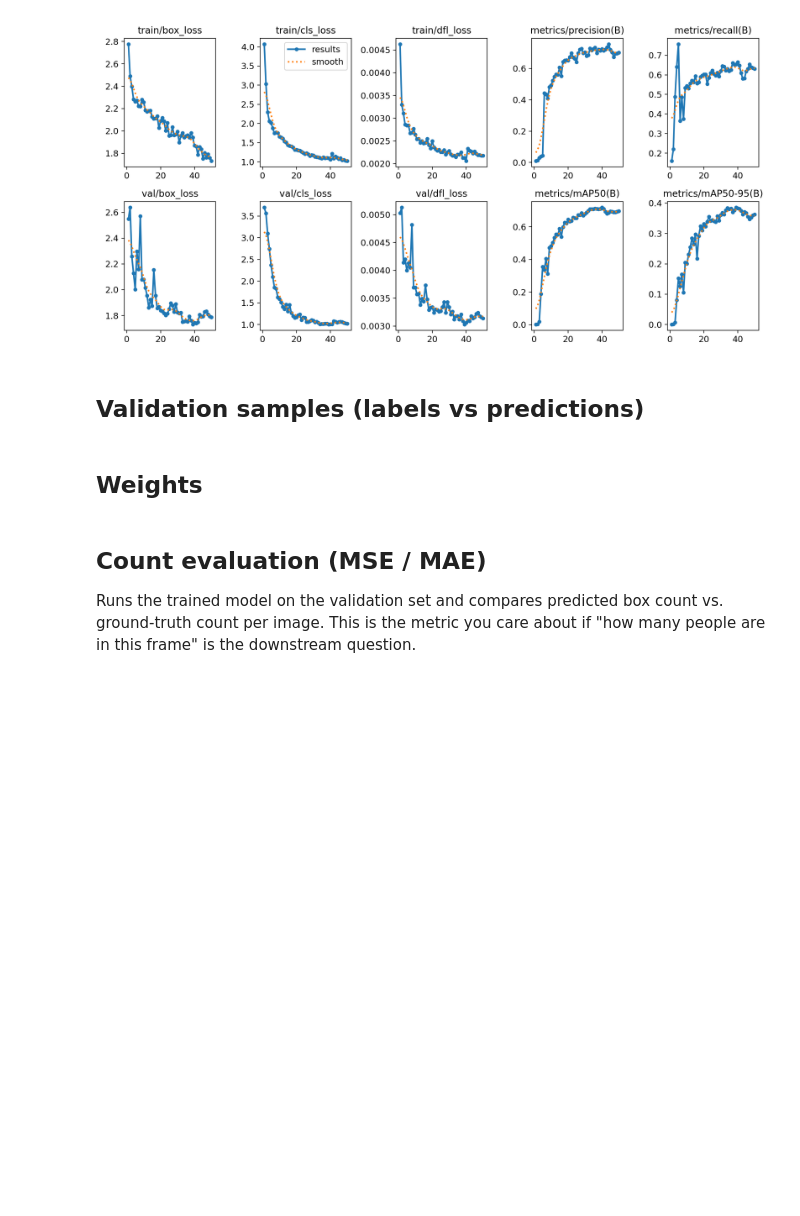
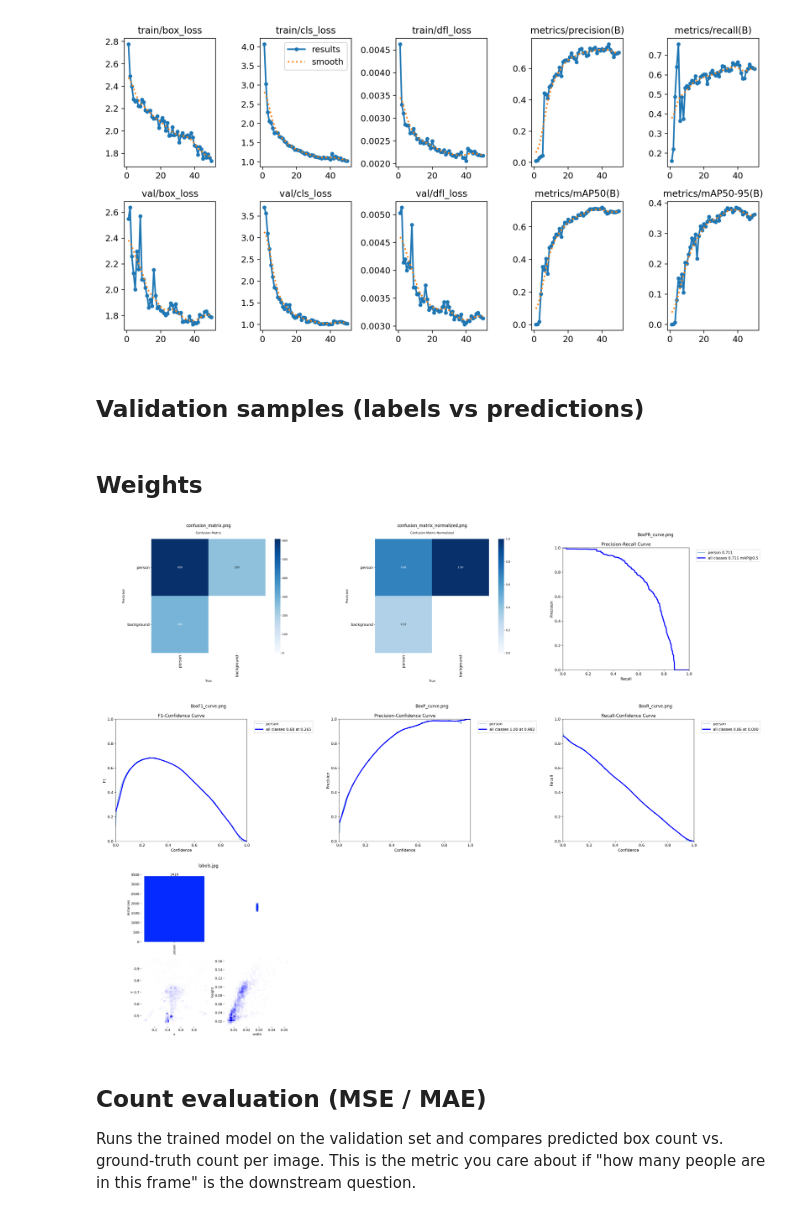
Before and after one commit to LoganBolton/ML_Spring_26_Project, a Jupyter notebook: monitor_training.ipynb, the cells around one changed output. Saved outputs shown, nothing was run; the diff lists cells and outputs as text; code cells hidden in the pictures; blank space fills up the shorter version.

```diff
--- a/monitor_training.ipynb
+++ b/monitor_training.ipynb
@@ -19,18 +16,0 @@ Monitoring: /home/log/Github/ML_Spring_26_Project/runs/detect/train
-# %%
-import yaml
-
-args_path = run_dir / "args.yaml"
-if args_path.exists():
-    with open(args_path) as f:
-        args = yaml.safe_load(f)
-    # Show the most relevant keys first
-    key_order = ["model", "data", "epochs", "batch", "imgsz", "device", "optimizer", "lr0", "lrf", "momentum", "weight_decay", "patience", "save_dir"]
-    for k in key_order:
-        if k in args:
-            print(f"  {k:20s} = {args[k]}")
-    print("\n--- Full args ---")
-    for k, v in sorted(args.items()):
-        if k not in key_order:
-            print(f"  {k:20s} = {v}")
-else:
-    print(f"No args.yaml found at {args_path}")
@@ -132,6 +63,7 @@ else:
 # %% [markdown]
 ## Validation samples (labels vs predictions)
 # %%
+import random
 import matplotlib.pyplot as plt
 import matplotlib.patches as patches
 from PIL import Image as PILImage
@@ -151,9 +83,9 @@ val_labels_dir = Path(str(val_dir).replace("/images/", "/labels/"))
 IMG_EXT = {".jpg", ".jpeg", ".png"}
 val_images = sorted(p for p in val_dir.iterdir() if p.suffix.lower() in IMG_EXT)
 
-# How many images to show
-N_SHOW = min(12, len(val_images))
-sample = val_images[:N_SHOW]
+# Show 6 random val images
+N_SHOW = min(6, len(val_images))
+sample = random.sample(val_images, N_SHOW)
 
 model = YOLO(str(weights_path))
 results = list(model.predict(source=[str(p) for p in sample], conf=0.25, iou=0.7, verbose=False))
@@ -183,6 +115,8 @@ nrows = (len(sample) + ncols - 1) // ncols
 fig, axes = plt.subplots(nrows, ncols, figsize=(14 * ncols, 10 * nrows))
 axes = np.array(axes).reshape(-1)
 
+BOX_LW = 1.0
+
 for ax, img_path, res in zip(axes, sample, results):
     img = PILImage.open(img_path).convert("RGB")
     img_w, img_h = img.size
@@ -194,7 +128,7 @@ for ax, img_path, res in zip(axes, sample, results):
     for x1, y1, x2, y2 in gt_boxes:
         rect = patches.Rectangle(
             (x1, y1), x2 - x1, y2 - y1,
-            linewidth=2.5, edgecolor="red", facecolor="none", zorder=2,
+            linewidth=BOX_LW, edgecolor="red", facecolor="none", zorder=2,
         )
         ax.add_patch(rect)
 
@@ -205,7 +139,7 @@ for ax, img_path, res in zip(axes, sample, results):
         for x1, y1, x2, y2 in xyxy:
             rect = patches.Rectangle(
                 (x1, y1), x2 - x1, y2 - y1,
-                linewidth=2.5, edgecolor="lime", facecolor="none", zorder=3,
+                linewidth=BOX_LW, edgecolor="lime", facecolor="none", zorder=3,
             )
             ax.add_patch(rect)
 
@@ -225,30 +159,32 @@ plt.show()
 # %%
 import matplotlib.image as mpimg
 import numpy as np
 
 plot_names = [
     "confusion_matrix.png", "confusion_matrix_normalized.png",
     "BoxPR_curve.png", "BoxF1_curve.png",
     "BoxP_curve.png", "BoxR_curve.png",
     "labels.jpg",
 ]
 existing = [(n, run_dir / n) for n in plot_names if (run_dir / n).exists()]
 
 if existing:
     ncols = 3
     nrows = (len(existing) + ncols - 1) // ncols
-    fig, axes = plt.subplots(nrows, ncols, figsize=(4 * ncols, 4 * nrows))
+    fig, axes = plt.subplots(nrows, ncols, figsize=(9 * ncols, 7 * nrows))
     axes = np.array(axes).reshape(-1)
     for ax, (name, p) in zip(axes, existing):
         ax.imshow(mpimg.imread(p))
-        ax.set_title(name, fontsize=9)
+        ax.set_title(name, fontsize=12)
         ax.axis("off")
     for ax in axes[len(existing):]:
         ax.axis("off")
     plt.tight_layout()
     plt.show()
 else:
     print("No diagnostic plots yet.")
+# %% [output]
+[figure, added]
 # %% [markdown]
 ## Count evaluation (MSE / MAE)
 
```
Also changed, not shown: parts of 7 cells of this notebook.
